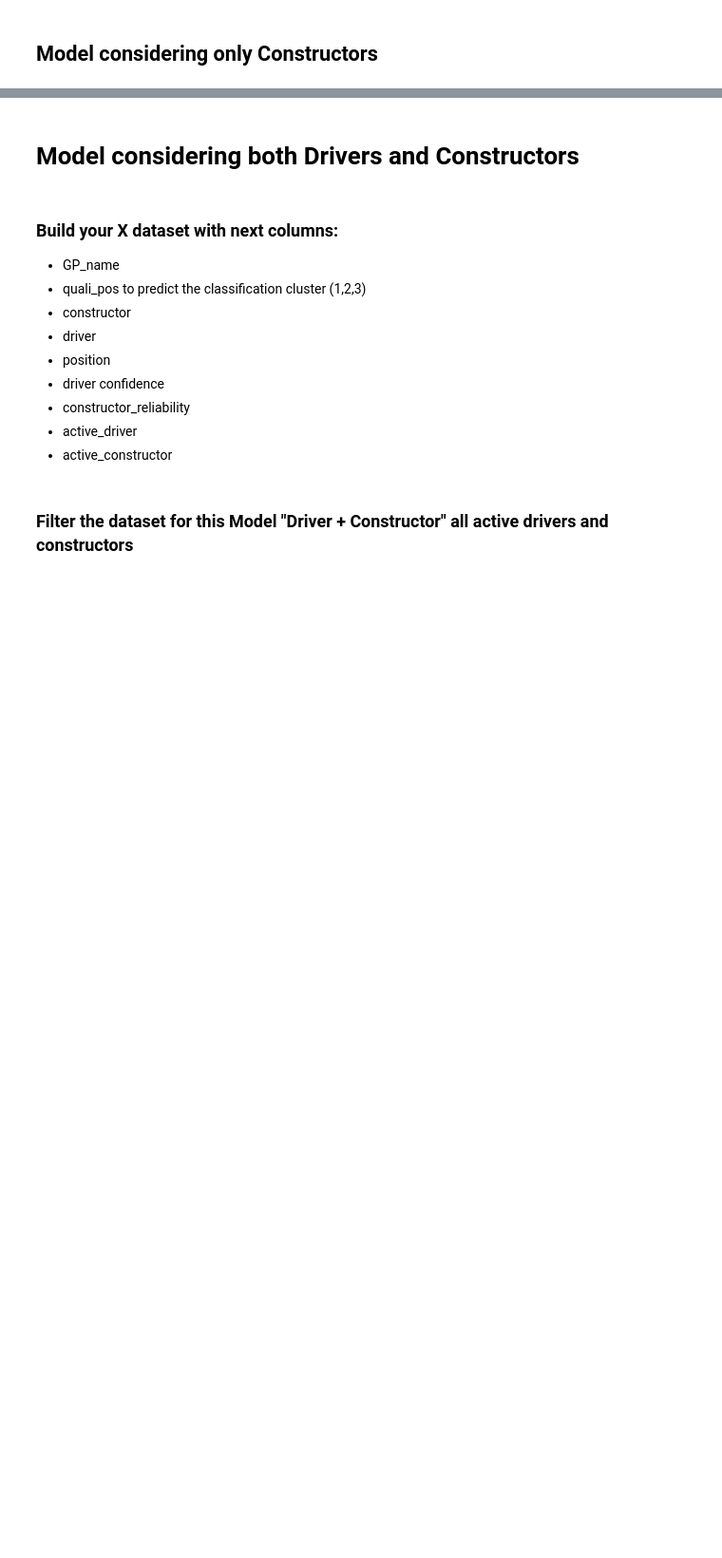
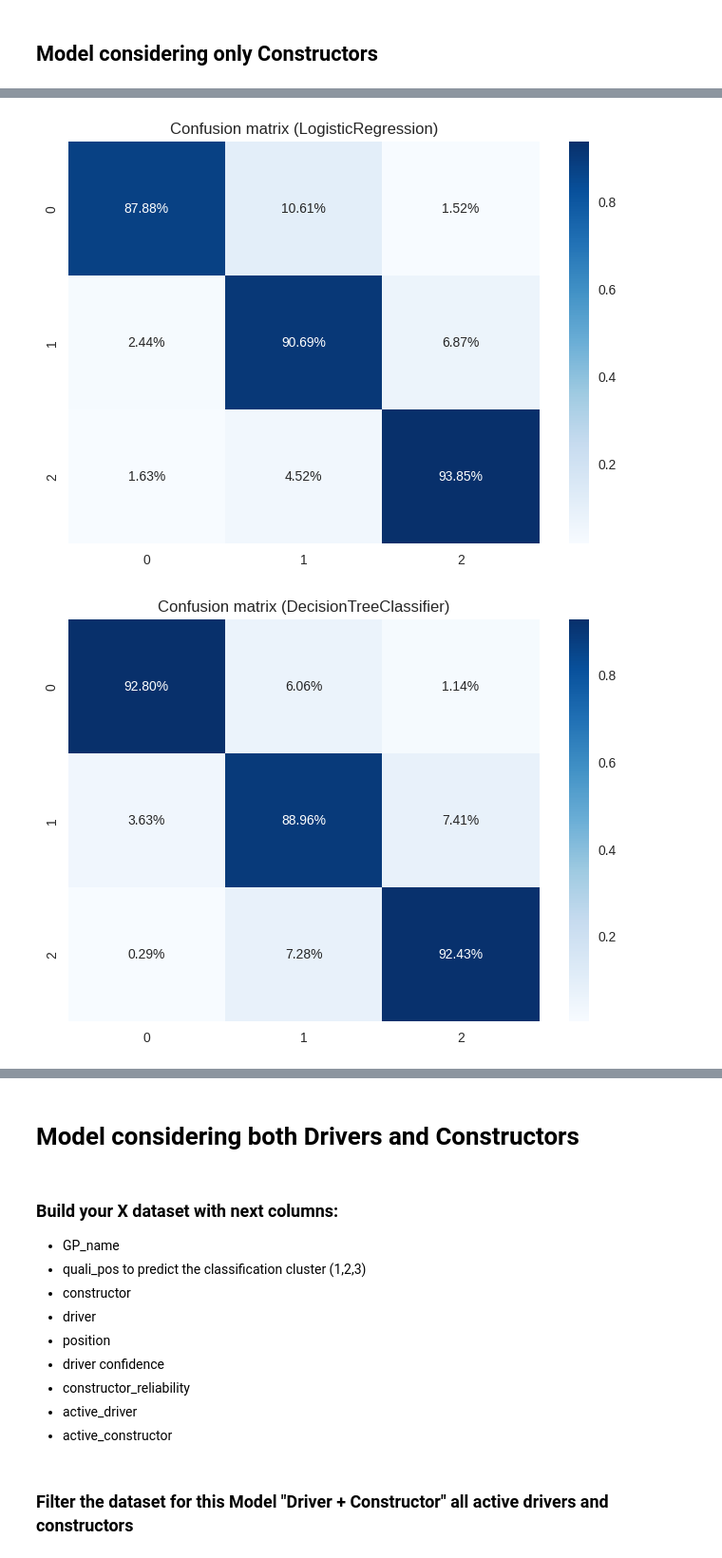
Before and after one commit to andresnowak/formula_1_ai_model, a Jupyter notebook: 04.ML_Modelling.ipynb, the cells around one changed output, grey strips where cells are left out. Shown at 95% size. Saved outputs shown, nothing was run; the diff lists cells and outputs as text; code cells hidden in the pictures; blank space fills up the shorter version.

```diff
--- a/04.ML_Modelling.ipynb
+++ b/04.ML_Modelling.ipynb
@@ -379,5 +464,5 @@ sc  = StandardScaler()
 le = LabelEncoder()
 x_c['GP_name'] = le.fit_transform(x_c['GP_name'])
 x_c['constructor'] = le.fit_transform(x_c['constructor'])
-X_c = x_c.drop(['position','active_constructor'],1)
-y_c = x_c['position'].apply(lambda x: position_index(x))
+X_c = x_c.drop(['position','active_constructor'], axis=1).values.astype(np.float32)
+y_c = x_c['position'].apply(lambda x: position_index(x)).values.astype(np.int64)
@@ -384 +494,34 @@ y_c = x_c['position'].apply(lambda x: position_index(x))
+# %%
+MLP_const = NeuralNetClassifier(
+    module=MLP_Constructor,
+    module__inputs=X_c.shape[1],
+    module__outputs=len(np.unique(y_c)),
+    module__hidden_units=64,
+    max_epochs=300,
+    lr=0.01,
+    criterion=nn.CrossEntropyLoss,
+    optimizer=torch.optim.AdamW,
+    device=device,
+    batch_size=512,
+)
+# %%
+def cross_val_pred_score(model, X, y, cv):
+    y_predictions = []
+    results = []
+
+    y_true = []  # to have the same order of predictions and y_test, because of the shuffle
+
+    for train_index, test_index in tqdm(cv.split(X, y), total=cv.get_n_splits(X, y)):
+        X_train, X_test = X[train_index], X[test_index]
+        y_train, y_test = y[train_index], y[test_index]
+        model.fit(X_train, y_train)
+        y_pred = model.predict(X_test)
+
+        y_predictions.append(y_pred)
+        y_true.append(y_test)
+
+        result = accuracy_score(y_test, y_pred)
+        results.append(result)
+
+    return y_predictions, y_true, results
 # %%
@@ -418,0 +739,5 @@ plt.show()
+# %%
+print_confusion_matrices(conf_matrices_const, name_const)
+# %% [output]
+[figure, added]
+[figure, added]
```
Also changed, not shown: parts of 26 cells of this notebook.
